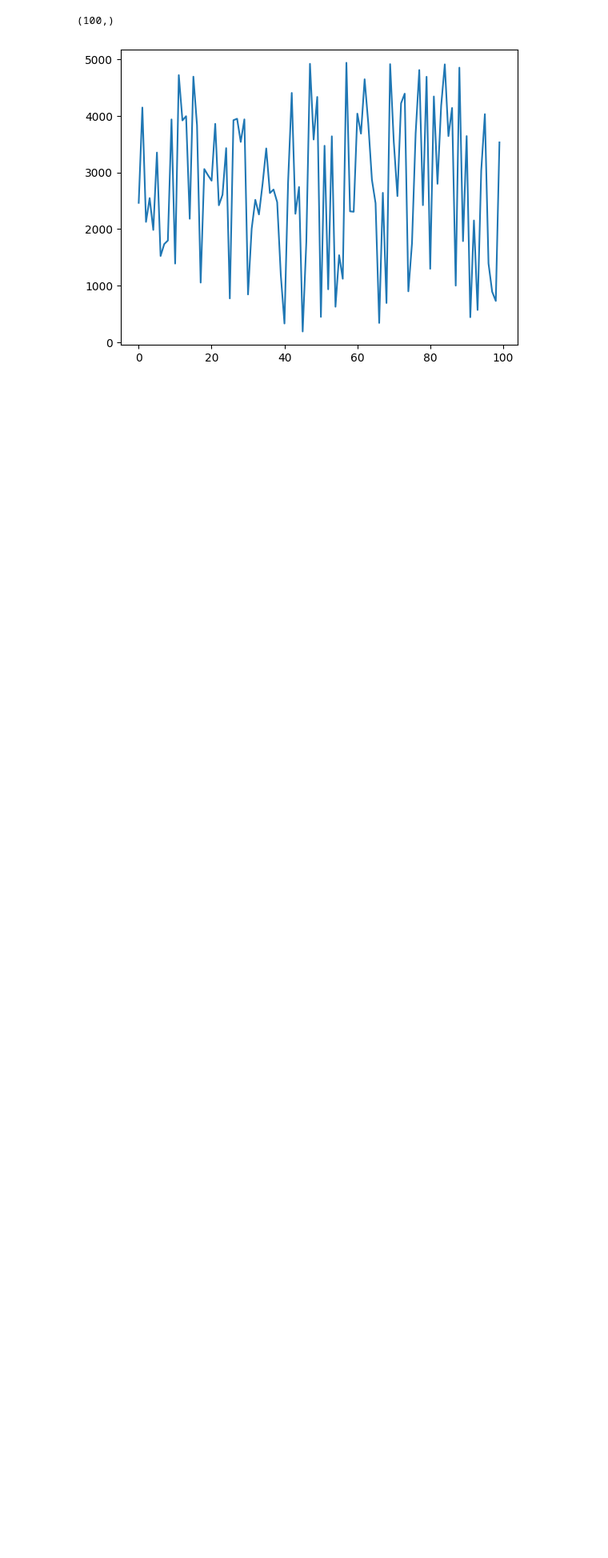
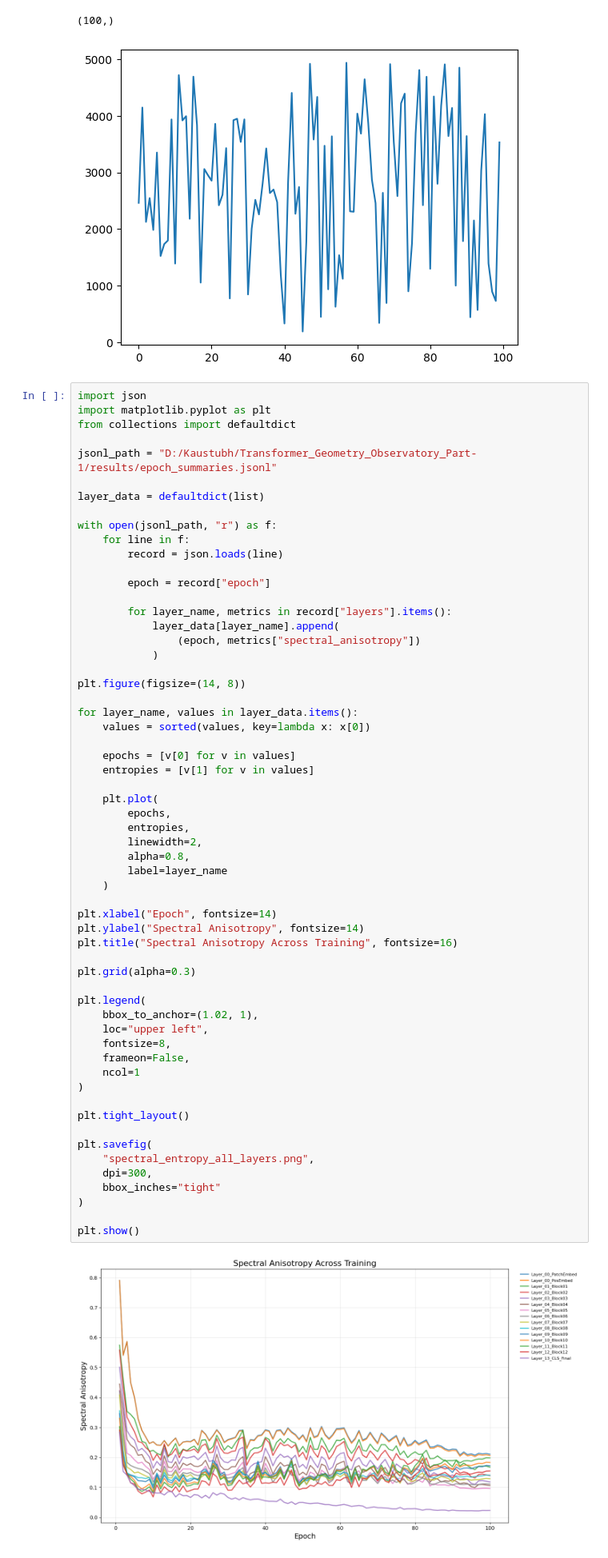
Before and after one commit to KaustubhKapil/Transformer_Geometry_Observatory_Part-1, a Jupyter notebook: visualization.ipynb, the cells around one changed output. Shown at 80% size. Drawn from its saved outputs; the diff is of its cells as text; blank space fills up the shorter version.

Commit message:
final plots

```diff
--- a/visualization.ipynb
+++ b/visualization.ipynb
@@ -9,3 +9,64 @@ plt.show()
 # %% [output]
 (100,)
 [figure]
+# %%
+import json
+import matplotlib.pyplot as plt
+from collections import defaultdict
+
+jsonl_path = "D:/Kaustubh/Transformer_Geometry_Observatory_Part-1/results/epoch_summaries.jsonl"
+
+layer_data = defaultdict(list)
+
+with open(jsonl_path, "r") as f:
+    for line in f:
+        record = json.loads(line)
+
+        epoch = record["epoch"]
+
+        for layer_name, metrics in record["layers"].items():
+            layer_data[layer_name].append(
+                (epoch, metrics["spectral_anisotropy"])
+            )
+
+plt.figure(figsize=(14, 8))
+
+for layer_name, values in layer_data.items():
+    values = sorted(values, key=lambda x: x[0])
+
+    epochs = [v[0] for v in values]
+    entropies = [v[1] for v in values]
+
+    plt.plot(
+        epochs,
+        entropies,
+        linewidth=2,
+        alpha=0.8,
+        label=layer_name
+    )
+
+plt.xlabel("Epoch", fontsize=14)
+plt.ylabel("Spectral Anisotropy", fontsize=14)
+plt.title("Spectral Anisotropy Across Training", fontsize=16)
+
+plt.grid(alpha=0.3)
+
+plt.legend(
+    bbox_to_anchor=(1.02, 1),
+    loc="upper left",
+    fontsize=8,
+    frameon=False,
+    ncol=1
+)
+
+plt.tight_layout()
+
+plt.savefig(
+    "spectral_entropy_all_layers.png",
+    dpi=300,
+    bbox_inches="tight"
+)
+
+plt.show()
+# %% [output]
+[figure, added]
```
Also changed, not shown: 2 other files.
